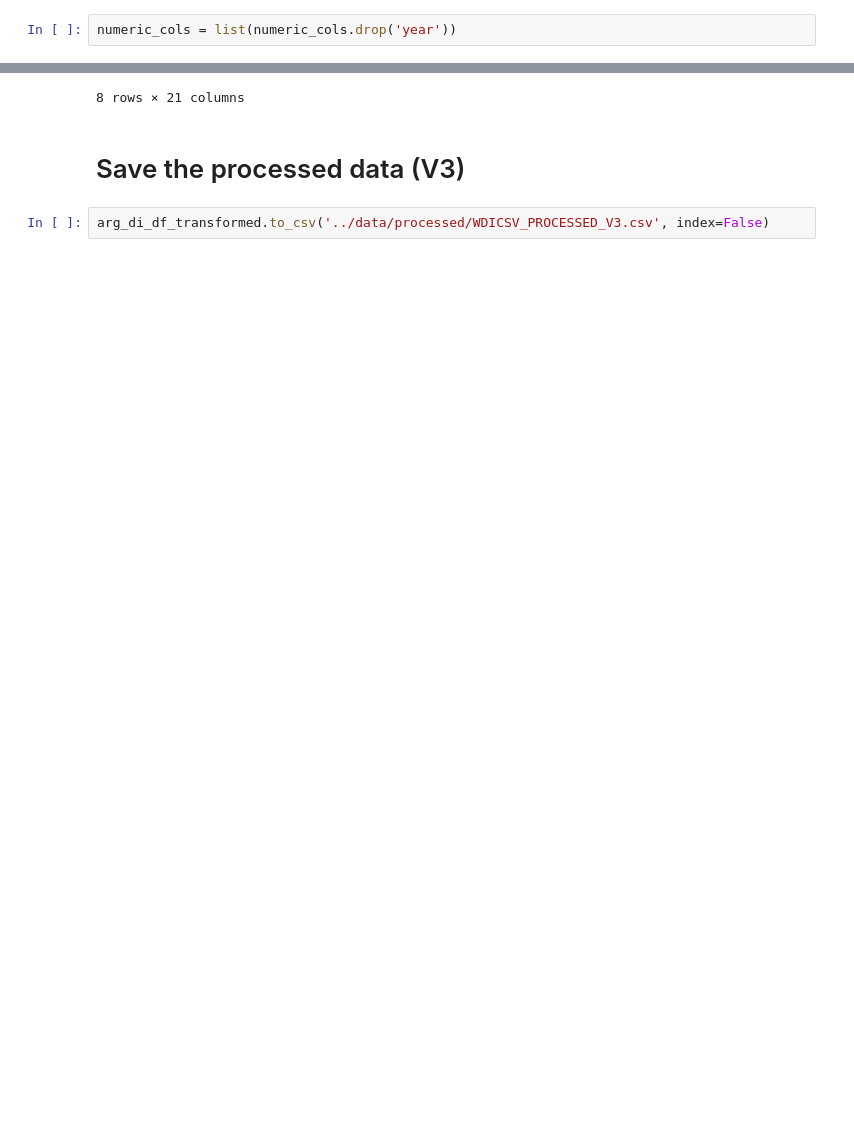
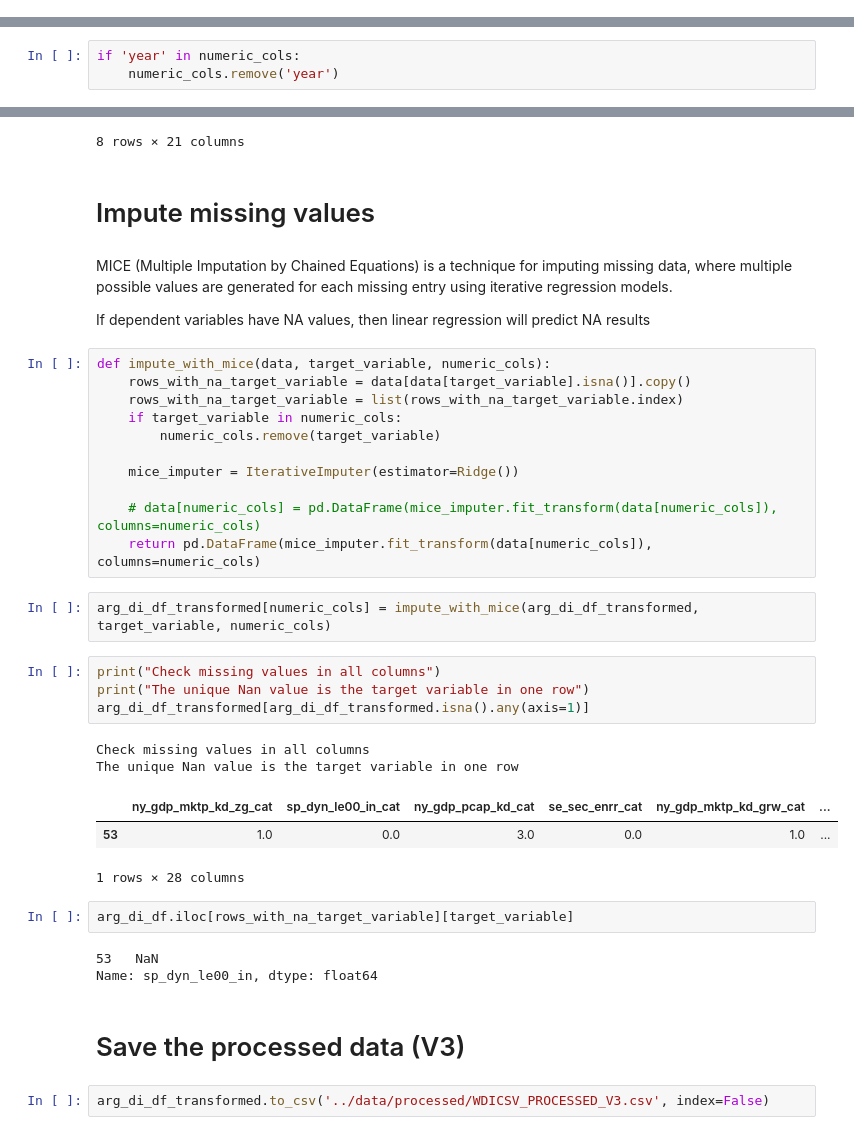
Before and after one commit to alejo-cuello/research-on-argentina, a Jupyter notebook: notebooks/0.4-alejo-process_data.ipynb, the cells around one changed output, grey strips where cells are left out. Drawn from its saved outputs; the diff is of its cells as text; blank space fills up the shorter version.

Commit message:
Apply MICE in preprocessing file

```diff
--- a/notebooks/0.4-alejo-process_data.ipynb
+++ b/notebooks/0.4-alejo-process_data.ipynb
@@ -224,10 +229,11 @@ arg_di_df_transformed.select_dtypes(include=['object']).columns
 # %% [output]
 There is no categorical variables in the transformed data
 Index([], dtype='object')
-# %%
-numeric_cols = list(numeric_cols.drop('year'))
 # %% [markdown]
 ## Scale Numerical Features
+# %%
+if 'year' in numeric_cols:
+    numeric_cols.remove('year')
 # %%
 scaler = StandardScaler()
 arg_di_df_transformed[numeric_cols] = scaler.fit_transform(arg_di_df_transformed[numeric_cols])
@@ -244,6 +250,40 @@ arg_di_df_transformed[numeric_cols].describe()
 | 75% | 1.097088e+00 | 7.512209e-01 | 9.845795e-01 | 7.374341e-01 | 9.088391e-01 | 1.281157e+00 | ... |
 | max | 1.370511e+00 | 1.598804e+00 | 1.932067e+00 | 1.684094e+00 | 1.369678e+00 | 1.778019e+00 | ... |
 8 rows × 21 columns
+# %% [markdown]
+# Impute missing values
+# %% [markdown]
+MICE (Multiple Imputation by Chained Equations) is a technique for imputing missing data, where multiple possible values are generated for each missing entry using iterative regression models.
+
+If dependent variables have NA values, then linear regression will predict NA results
+# %%
+def impute_with_mice(data, target_variable, numeric_cols):
+    rows_with_na_target_variable = data[data[target_variable].isna()].copy()
+    rows_with_na_target_variable = list(rows_with_na_target_variable.index)
+    if target_variable in numeric_cols:
+        numeric_cols.remove(target_variable)
+
+    mice_imputer = IterativeImputer(estimator=Ridge())
+
+    # data[numeric_cols] = pd.DataFrame(mice_imputer.fit_transform(data[numeric_cols]), columns=numeric_cols)
+    return pd.DataFrame(mice_imputer.fit_transform(data[numeric_cols]), columns=numeric_cols)
+# %%
+arg_di_df_transformed[numeric_cols] = impute_with_mice(arg_di_df_transformed, target_variable, numeric_cols)
+# %%
+print("Check missing values in all columns")
+print("The unique Nan value is the target variable in one row")
+arg_di_df_transformed[arg_di_df_transformed.isna().any(axis=1)]
+# %% [output]
+Check missing values in all columns
+The unique Nan value is the target variable in one row
+|  | ny_gdp_mktp_kd_zg_cat | sp_dyn_le00_in_cat | ny_gdp_pcap_kd_cat | se_sec_enrr_cat | ny_gdp_mktp_kd_grw_cat | ... |
+| 53 | 1.0 | 0.0 | 3.0 | 0.0 | 1.0 | ... |
+1 rows × 28 columns
+# %%
+arg_di_df.iloc[rows_with_na_target_variable][target_variable]
+# %% [output]
+53   NaN
+Name: sp_dyn_le00_in, dtype: float64
 # %% [markdown]
 # Save the processed data (V3)
 # %%
```
Also changed, not shown: parts of 2 cells of this notebook, 1 other file.
